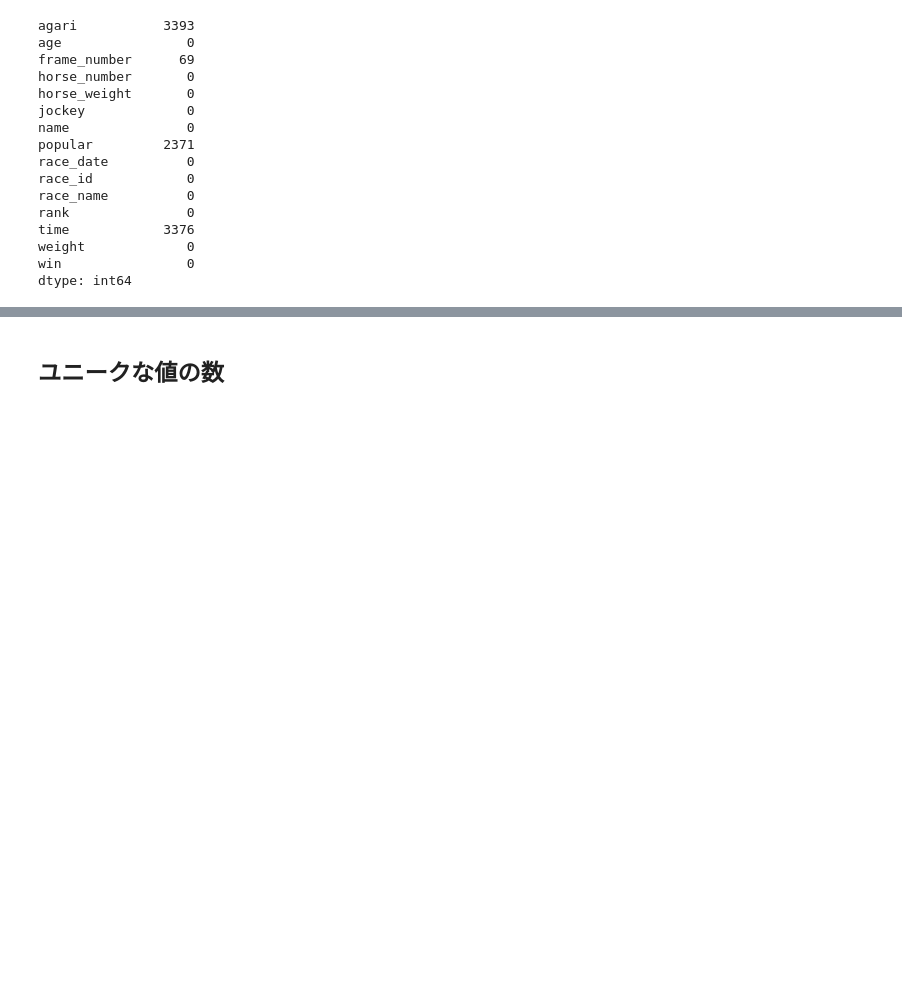
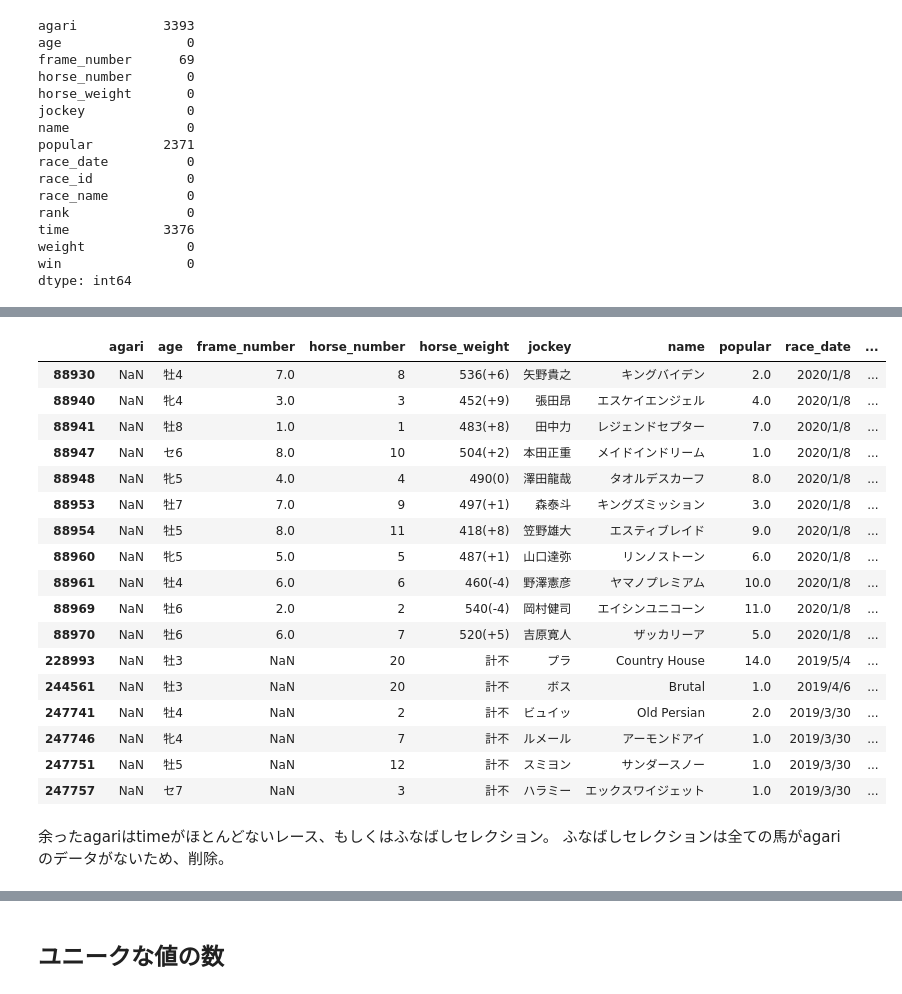
Before and after one commit to monda00/horse-race-notebook, a Jupyter notebook: horse_race_EDA.ipynb, the cells around one changed output, grey strips where cells are left out. Saved outputs shown, nothing was run; the diff lists cells and outputs as text; code cells hidden in the pictures; blank space fills up the shorter version.

```diff
--- a/horse_race_EDA.ipynb
+++ b/horse_race_EDA.ipynb
@@ -341,0 +352,2 @@ dtype: int64
+# %%
+horse_df = horse_df.dropna(subset=['time'])
@@ -341,0 +373,24 @@ dtype: int64
+# %%
+horse_df[horse_df['agari'].isnull()]
+# %% [output]
+|  | agari | age | frame_number | horse_number | horse_weight | jockey | name | popular | race_date | ... |
+| 88930 | NaN | 牡4 | 7.0 | 8 | 536(+6) | 矢野貴之 | キングバイデン | 2.0 | 2020/1/8 | ... |
+| 88940 | NaN | 牝4 | 3.0 | 3 | 452(+9) | 張田昂 | エスケイエンジェル | 4.0 | 2020/1/8 | ... |
+| 88941 | NaN | 牡8 | 1.0 | 1 | 483(+8) | 田中力 | レジェンドセプター | 7.0 | 2020/1/8 | ... |
+| 88947 | NaN | セ6 | 8.0 | 10 | 504(+2) | 本田正重 | メイドインドリーム | 1.0 | 2020/1/8 | ... |
+| 88948 | NaN | 牝5 | 4.0 | 4 | 490(0) | 澤田龍哉 | タオルデスカーフ | 8.0 | 2020/1/8 | ... |
+| 88953 | NaN | 牡7 | 7.0 | 9 | 497(+1) | 森泰斗 | キングズミッション | 3.0 | 2020/1/8 | ... |
+| 88954 | NaN | 牡5 | 8.0 | 11 | 418(+8) | 笠野雄大 | エスティブレイド | 9.0 | 2020/1/8 | ... |
+| 88960 | NaN | 牝5 | 5.0 | 5 | 487(+1) | 山口達弥 | リンノストーン | 6.0 | 2020/1/8 | ... |
+| 88961 | NaN | 牡4 | 6.0 | 6 | 460(-4) | 野澤憲彦 | ヤマノプレミアム | 10.0 | 2020/1/8 | ... |
+| 88969 | NaN | 牡6 | 2.0 | 2 | 540(-4) | 岡村健司 | エイシンユニコーン | 11.0 | 2020/1/8 | ... |
+| 88970 | NaN | 牡6 | 6.0 | 7 | 520(+5) | 吉原寛人 | ザッカリーア | 5.0 | 2020/1/8 | ... |
+| 228993 | NaN | 牡3 | NaN | 20 | 計不 | プラ | Country House | 14.0 | 2019/5/4 | ... |
+| 244561 | NaN | 牡3 | NaN | 20 | 計不 | ボス | Brutal | 1.0 | 2019/4/6 | ... |
+| 247741 | NaN | 牡4 | NaN | 2 | 計不 | ビュイッ | Old Persian | 2.0 | 2019/3/30 | ... |
+| 247746 | NaN | 牝4 | NaN | 7 | 計不 | ルメール | アーモンドアイ | 1.0 | 2019/3/30 | ... |
+| 247751 | NaN | 牡5 | NaN | 12 | 計不 | スミヨン | サンダースノー | 1.0 | 2019/3/30 | ... |
+| 247757 | NaN | セ7 | NaN | 3 | 計不 | ハラミー | エックスワイジェット | 1.0 | 2019/3/30 | ... |
+# %% [markdown]
+余ったagariはtimeがほとんどないレース、もしくはふなばしセレクション。
+ふなばしセレクションは全ての馬がagariのデータがないため、削除。
```
Also changed, not shown: parts of 9 cells of this notebook.
